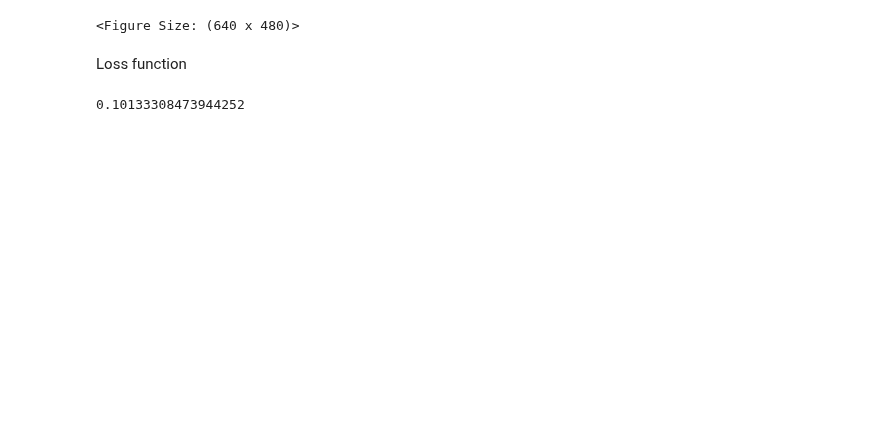
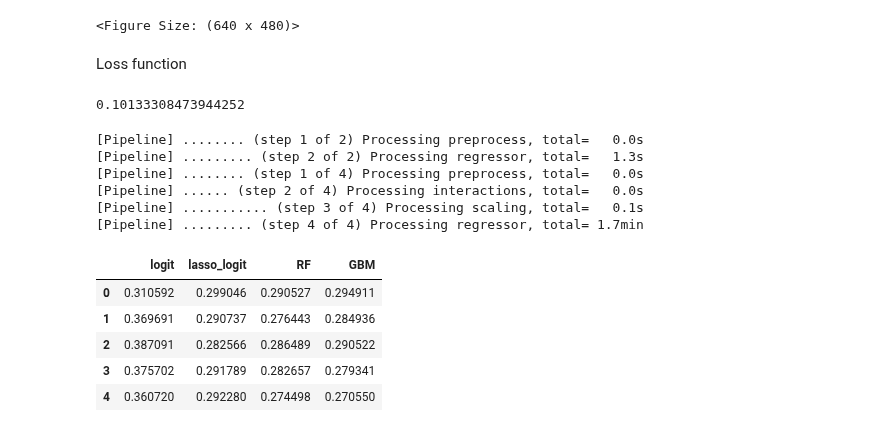
Before and after one commit to viethngn/Data_Analysis_3_ECBS5171, a Jupyter notebook: assignment3/assignment3_viethngn.ipynb, the cells around one changed output. Cells and saved outputs as stored; diff of their text form; code cells hidden in the pictures; blank space fills up the shorter version.

Commit message:
Add the rmse and auc score results

```diff
--- a/assignment3/assignment3_viethngn.ipynb
+++ b/assignment3/assignment3_viethngn.ipynb
@@ -692,3 +688,60 @@ prevelance = training_set.default.sum()/len(training_set.default)
 prevelance
 # %% [output]
 0.10133308473944252
+# %%
+# rmse
+CV_RMSE_folds = dict()
+
+# logit with brier score
+brier_logit_pipe, brier_logit_search = get_logit_pipe(scoring='neg_brier_score')
+brier_logit_pipe.fit(training_set[categorical_columns + numerical_columns], training_set.default)
+
+CV_RMSE_folds['logit'] = np.sqrt(-1 * brier_logit_search.scores_[1].ravel())
+
+# lasso logit with breier score
+brier_lasso_logit_pipe, brier_lasso_logit_search = get_lasso_logit_pipe(scoring='neg_brier_score')
+brier_lasso_logit_pipe.fit(training_set[categorical_columns + numerical_columns], training_set.default)
+
+lambdas = list(10**np.arange(-1, -4.01, -1/3))
+n_obs = training_set.shape[0]*4/5
+Cs_values = [1/(l*n_obs) for l in lambdas]
+lasso_best_lambda = cv_summary(lambdas=lambdas, C_values=Cs_values, model=brier_lasso_logit_search).sort_values('mean_cv_score', ascending = False).iloc[0,0]
+for i, l in enumerate(lambdas):
+    if l == lasso_best_lambda:
+        best_lambda_i = i
+        CV_RMSE_folds['lasso_logit'] = np.sqrt(-1*(brier_lasso_logit_search.scores_[1][:,i])).tolist()
+
+# RF with brier score
+CV_RMSE_folds["RF"] = np.sqrt(
+    pd.DataFrame(prob_forest_search.cv_results_)
+    .filter(like="_test_neg_brier_score")
+    .loc[lambda x: x["rank_test_neg_brier_score"] == 1]
+    .filter(like="split")
+    .values[0]
+    * -1
+)
+
+# GBM with brier score
+CV_RMSE_folds["GBM"] = np.sqrt(
+    pd.DataFrame(gbm_search.cv_results_)
+    .filter(like="_test_neg_brier_score")
+    .loc[lambda x: x["rank_test_neg_brier_score"] == 1]
+    .filter(like="split")
+    .values[0]
+    * -1
+)
+
+pd.DataFrame(CV_RMSE_folds)
+# %% [output]
+[Pipeline] ........ (step 1 of 2) Processing preprocess, total=   0.0s
+[Pipeline] ......... (step 2 of 2) Processing regressor, total=   1.3s
+[Pipeline] ........ (step 1 of 4) Processing preprocess, total=   0.0s
+[Pipeline] ...... (step 2 of 4) Processing interactions, total=   0.0s
+[Pipeline] ........... (step 3 of 4) Processing scaling, total=   0.1s
+[Pipeline] ......... (step 4 of 4) Processing regressor, total= 1.7min
+|  | logit | lasso_logit | RF | GBM |
+| 0 | 0.310592 | 0.299046 | 0.290527 | 0.294911 |
+| 1 | 0.369691 | 0.290737 | 0.276443 | 0.284936 |
+| 2 | 0.387091 | 0.282566 | 0.286489 | 0.290522 |
+| 3 | 0.375702 | 0.291789 | 0.282657 | 0.279341 |
+| 4 | 0.360720 | 0.292280 | 0.274498 | 0.270550 |
```
Also changed, not shown: parts of 18 cells of this notebook.
